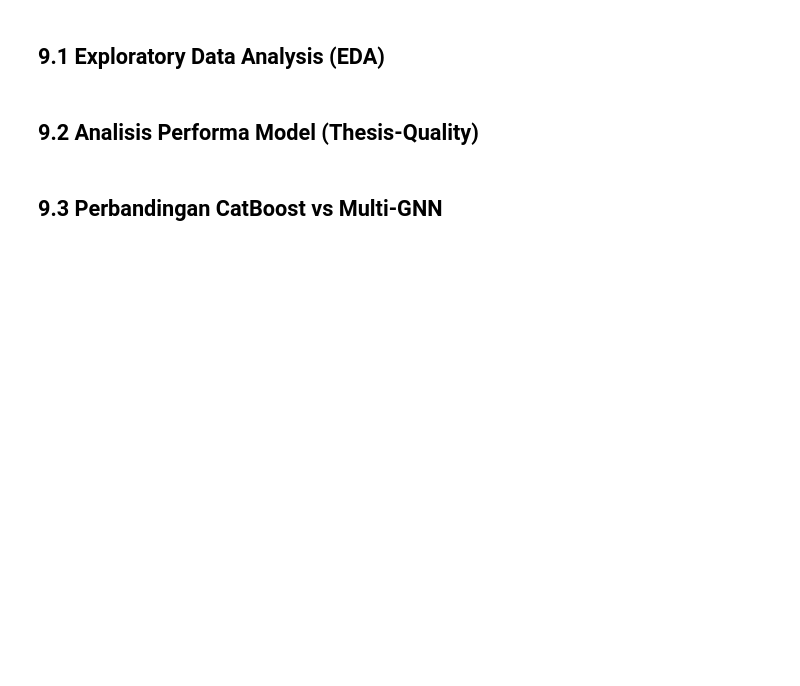
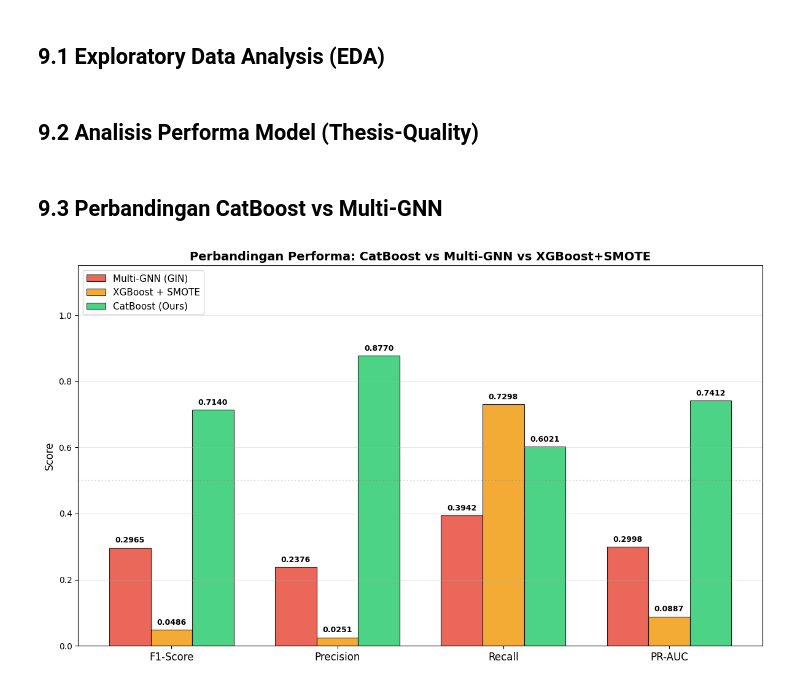
Before and after one commit to HariisV/skripsi, a Jupyter notebook: source-code/CatBoost/catboost_aml_improved.ipynb, the cells around one changed output. Saved outputs shown, nothing was run; the diff lists cells and outputs as text; code cells hidden in the pictures; blank space fills up the shorter version.

```diff
--- a/source-code/CatBoost/catboost_aml_improved.ipynb
+++ b/source-code/CatBoost/catboost_aml_improved.ipynb
@@ -1165,58 +1165,80 @@ print(fi_rank.to_string())
 ## 9.3 Perbandingan CatBoost vs Multi-GNN
 # %%
 # ============================================================
-# 9.3.1 Bar Chart Perbandingan Metrik CatBoost vs Multi-GNN
+# 9.3.1 Bar Chart Perbandingan Metrik: CatBoost vs Multi-GNN vs XGBoost+SMOTE
 # ============================================================
+import matplotlib.pyplot as plt
+import numpy as np
 
-# Multi-GNN reference results (GIN model, dari paper/eksperimen)
+# Multi-GNN reference results (GIN model, dari paper Egressy et al. 2024)
 multignn_results = {
     'F1-Score': 0.2965,
     'Precision': 0.2376,
     'Recall': 0.3942,
     'PR-AUC': 0.2998
 }
 
+# XGBoost+SMOTE results (dari eksperimen ulang pada dataset HI-Small yang sama)
+xgboost_smote_results = {
+    'F1-Score': 0.0486,
+    'Precision': 0.0251,
+    'Recall': 0.7298,
+    'PR-AUC': 0.0887
+}
+
+# CatBoost results (hardcoded dari hasil evaluasi test set)
 catboost_results = {
-    'F1-Score': te_metrics['f1'],
-    'Precision': te_metrics['precision'],
-    'Recall': te_metrics['recall'],
-    'PR-AUC': te_metrics['pr_auc']
+    'F1-Score': 0.7140,
+    'Precision': 0.8770,
+    'Recall': 0.6021,
+    'PR-AUC': 0.7412
 }
 
 metrics_names = list(multignn_results.keys())
 multignn_vals = list(multignn_results.values())
+xgboost_vals = list(xgboost_smote_results.values())
 catboost_vals = list(catboost_results.values())
 
-fig, ax = plt.subplots(figsize=(10, 6))
+fig, ax = plt.subplots(figsize=(12, 7))
 
 x = np.arange(len(metrics_names))
-width = 0.35
+width = 0.25
 
-bars1 = ax.bar(x - width/2, multignn_vals, width, label='Multi-GNN (GIN)',
+bars1 = ax.bar(x - width, multignn_vals, width, label='Multi-GNN (GIN)',
                color='#e74c3c', edgecolor='black', linewidth=0.8, alpha=0.85)
-bars2 = ax.bar(x + width/2, catboost_vals, width, label='CatBoost (Ours)',
+bars2 = ax.bar(x, xgboost_vals, width, label='XGBoost + SMOTE',
+               color='#f39c12', edgecolor='black', linewidth=0.8, alpha=0.85)
+bars3 = ax.bar(x + width, catboost_vals, width, label='CatBoost (Ours)',
                color='#2ecc71', edgecolor='black', linewidth=0.8, alpha=0.85)
 
 # Add value labels on bars
 for bar in bars1:
-    ax.text(bar.get_x() + bar.get_width()/2, bar.get_height() + 0.01,
-            f'{bar.get_height():.4f}', ha='center', va='bottom', fontsize=10, fontweight='bold')
+    height = bar.get_height()
+    ax.text(bar.get_x() + bar.get_width()/2, height + 0.01,
+            f'{height:.4f}', ha='center', va='bottom', fontsize=9, fontweight='bold')
 for bar in bars2:
-    ax.text(bar.get_x() + bar.get_width()/2, bar.get_height() + 0.01,
-            f'{bar.get_height():.4f}', ha='center', va='bottom', fontsize=10, fontweight='bold')
+    height = bar.get_height()
+    ax.text(bar.get_x() + bar.get_width()/2, height + 0.01,
+            f'{height:.4f}', ha='center', va='bottom', fontsize=9, fontweight='bold')
+for bar in bars3:
+    height = bar.get_height()
+    ax.text(bar.get_x() + bar.get_width()/2, height + 0.01,
+            f'{height:.4f}', ha='center', va='bottom', fontsize=9, fontweight='bold')
 
 ax.set_ylabel('Score', fontsize=12)
-ax.set_title('Perbandingan Performa: CatBoost vs Multi-GNN (Test Set)', fontsize=14, fontweight='bold')
+ax.set_title('Perbandingan Performa: CatBoost vs Multi-GNN vs XGBoost+SMOTE', fontsize=14, fontweight='bold')
 ax.set_xticks(x)
 ax.set_xticklabels(metrics_names, fontsize=12)
-ax.legend(fontsize=12, loc='upper left')
-ax.set_ylim(0, 1.1)
+ax.legend(fontsize=11, loc='upper left')
+ax.set_ylim(0, 1.15)
 ax.grid(axis='y', alpha=0.3)
 ax.axhline(y=0.5, color='gray', linestyle=':', alpha=0.3)
 
 plt.tight_layout()
 plt.savefig('./saved_models/thesis_comparison_bar.png', dpi=300, bbox_inches='tight')
 plt.show()
+# %% [output]
+[figure, added]
 # %%
 # ============================================================
 # 9.3.2 Radar Chart — Perbandingan Multi-Dimensi
```
Also changed, not shown: 11 other files.
